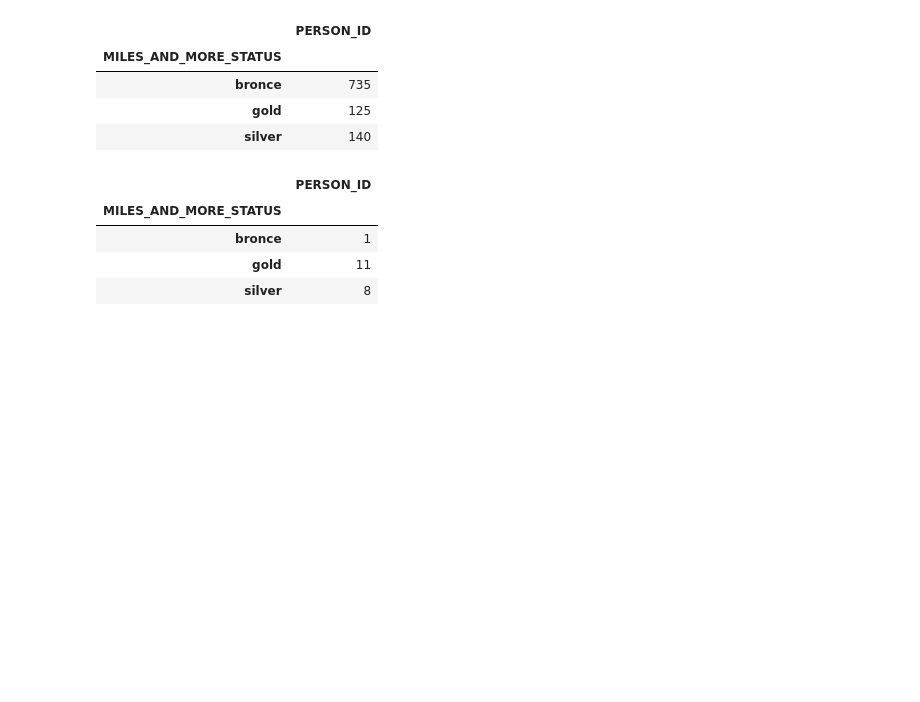
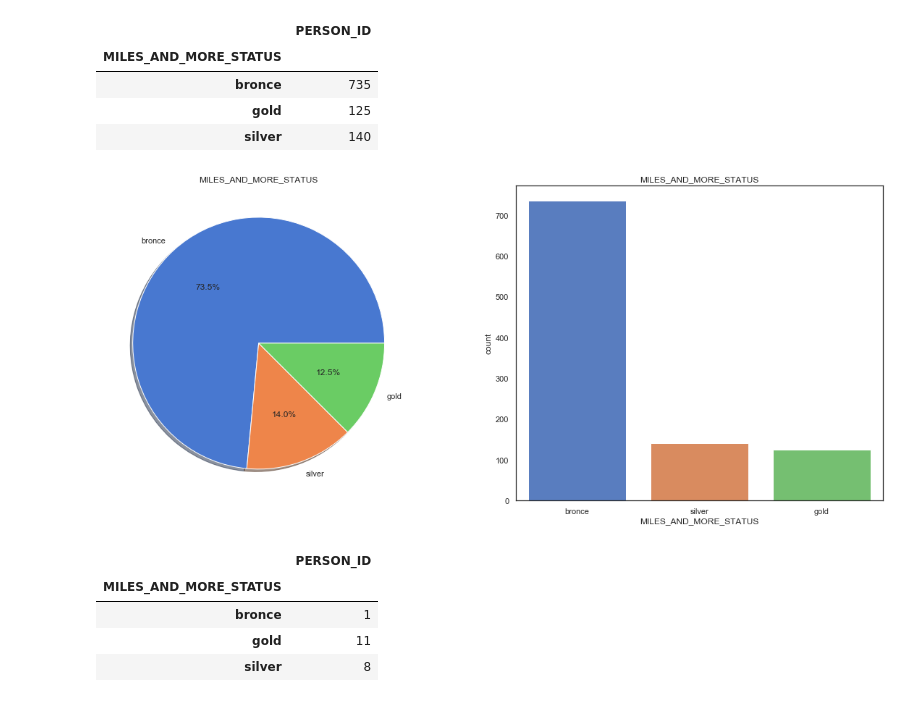
Before and after one commit to ck-unifr/challenge_may_20, a Jupyter notebook: notebook/bi_challenge_solution_may_20.ipynb, the cells around one changed output. Saved outputs shown, nothing was run; the diff lists cells and outputs as text; code cells hidden in the pictures; blank space fills up the shorter version.

```diff
--- a/notebook/bi_challenge_solution_may_20.ipynb
+++ b/notebook/bi_challenge_solution_may_20.ipynb
@@ -1834,6 +1852,10 @@ df_mam.groupby('MILES_AND_MORE_STATUS').agg('count')
 | bronce | 735 |
 | gold | 125 |
 | silver | 140 |
+# %%
+plot_pie_bar(df_mam, 'MILES_AND_MORE_STATUS')
+# %% [output]
+[figure, added]
 # %%
 df_merged.iloc[:20][['PERSON_ID', 'MILES_AND_MORE_STATUS']].groupby('MILES_AND_MORE_STATUS').agg('count')
 # %% [output]
```
Also changed, not shown: parts of 6 cells of this notebook.
